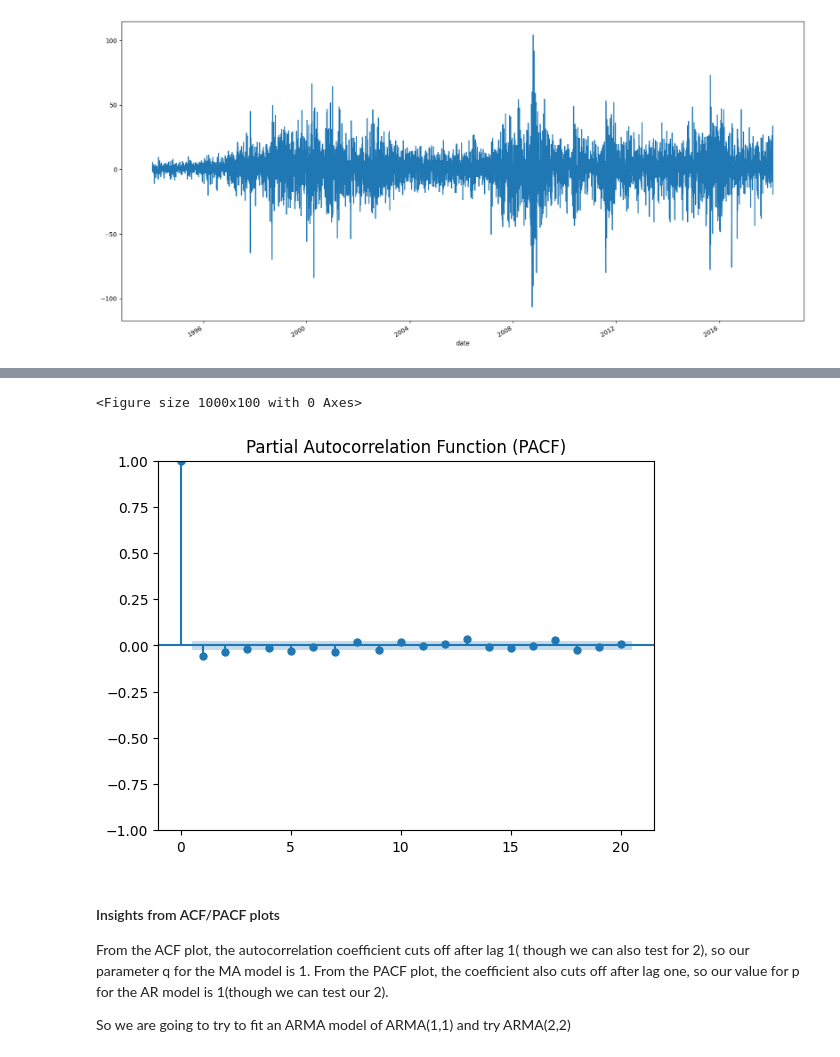
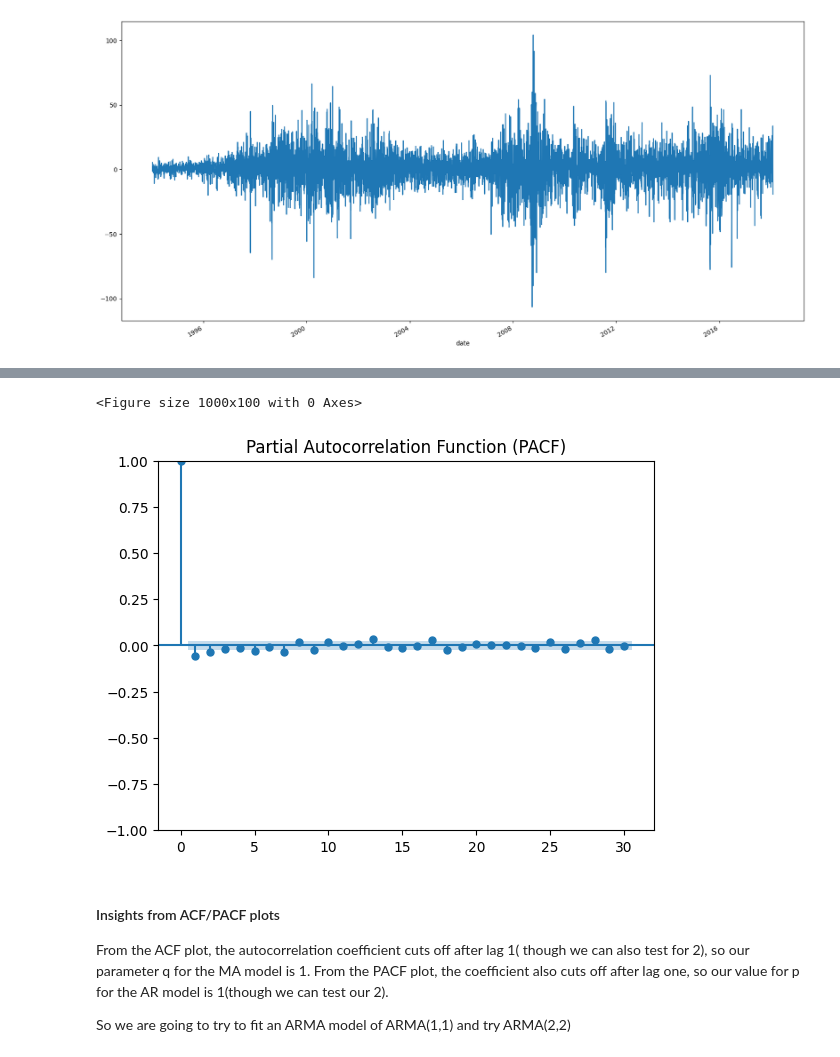
Before and after one commit to WamzMwangi/Advanced_Machine_Learning, a Jupyter notebook: Time_Series_Forecasting/Stock_prices_forecasting.ipynb, the cells around one changed output, grey strips where cells are left out. Saved outputs shown, nothing was run; the diff lists cells and outputs as text; code cells hidden in the pictures.

```diff
--- a/Time_Series_Forecasting/Stock_prices_forecasting.ipynb
+++ b/Time_Series_Forecasting/Stock_prices_forecasting.ipynb
@@ -23,7 +23,7 @@ In this project, we are going to use the historical stock prices of the S&P 500,
 ## 2. Loading and Exploring your data (EDA)
 # %%
 # read the data
-df=pd.read_csv(r'D:\Advanced_Machine_Learning\datasets\Stock_prices.csv.csv')
+df=pd.read_csv(r'D:\Advanced_Machine_Learning\datasets\Stock_prices.csv')
 # %%
 df.head()
 # %% [output]
@@ -238,12 +262,12 @@ plt.show()
 # %%
 plt.figure(figsize=(10, 1))
 
 # Plot PACF
-plot_pacf(diff_spx,method='ols',lags=20,title='Partial Autocorrelation Function (PACF)')
+plot_pacf(diff_spx,method='ols',lags=30,title='Partial Autocorrelation Function (PACF)')
 plt.show()
 # %% [output]
 <Figure size 1000x100 with 0 Axes>
-[figure, old version]
+[figure, new version]
 # %% [markdown]
 #### Insights from ACF/PACF plots
 From the ACF plot, the autocorrelation coefficient cuts off after lag 1( though we can also test for 2), so our parameter q for the MA model is 1. From the PACF plot, the coefficient also cuts off after lag one, so our value for p for the AR model is 1(though we can test our 2).
```
Also changed, not shown: parts of 13 cells of this notebook, 1 other file.
